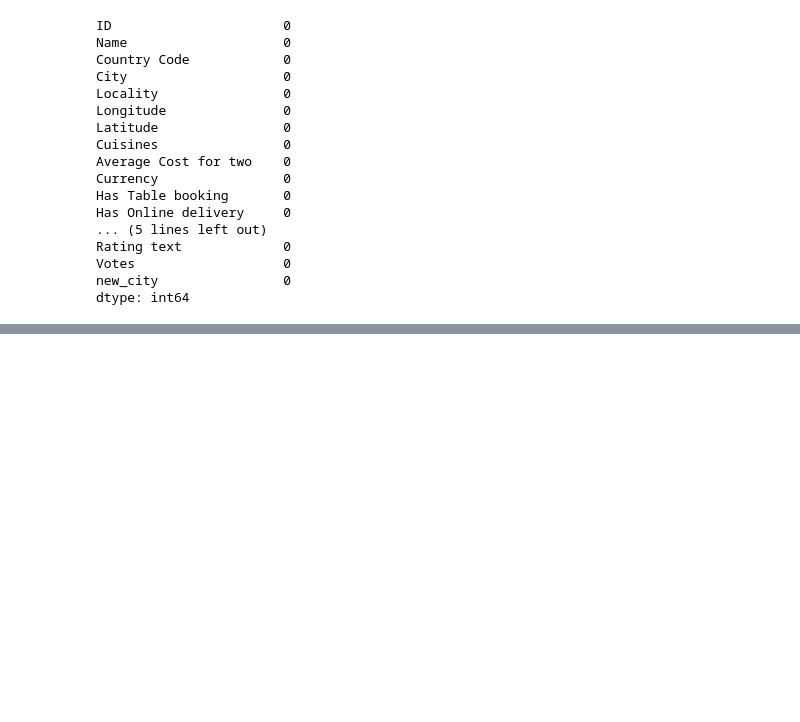
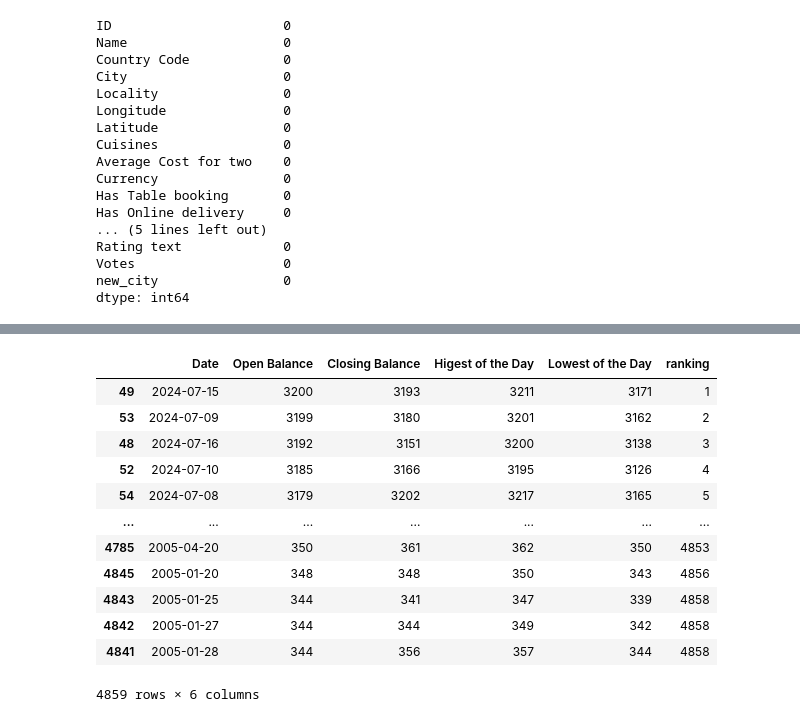
Before and after one commit to Surjendu2023/Pandas_Exercise, a Jupyter notebook: Pandas Class.ipynb, the cells around one changed output, grey strips where cells are left out. Cells and saved outputs as stored; diff of their text form; code cells hidden in the pictures; blank space fills up the shorter version.

```diff
--- a/Pandas Class.ipynb
+++ b/Pandas Class.ipynb
@@ -1643,0 +1799,21 @@ dtype: int64
+# %%
+# df["ranking"]=df["Open Balance"].sort_values(ascending=False).rank(ascending=False)
+
+# df["ranking"]=df["ranking"].astype(int)
+
+
+df.sort_values(by=["Open Balance"],ascending=False)
+# %% [output]
+|  | Date | Open Balance | Closing Balance | Higest of the Day | Lowest of the Day | ranking |
+| 49 | 2024-07-15 | 3200 | 3193 | 3211 | 3171 | 1 |
+| 53 | 2024-07-09 | 3199 | 3180 | 3201 | 3162 | 2 |
+| 48 | 2024-07-16 | 3192 | 3151 | 3200 | 3138 | 3 |
+| 52 | 2024-07-10 | 3185 | 3166 | 3195 | 3126 | 4 |
+| 54 | 2024-07-08 | 3179 | 3202 | 3217 | 3165 | 5 |
+| ... | ... | ... | ... | ... | ... | ... |
+| 4785 | 2005-04-20 | 350 | 361 | 362 | 350 | 4853 |
+| 4845 | 2005-01-20 | 348 | 348 | 350 | 343 | 4856 |
+| 4843 | 2005-01-25 | 344 | 341 | 347 | 339 | 4858 |
+| 4842 | 2005-01-27 | 344 | 344 | 349 | 342 | 4858 |
+| 4841 | 2005-01-28 | 344 | 356 | 357 | 344 | 4858 |
+4859 rows × 6 columns
```
Also changed, not shown: parts of 38 cells of this notebook.
